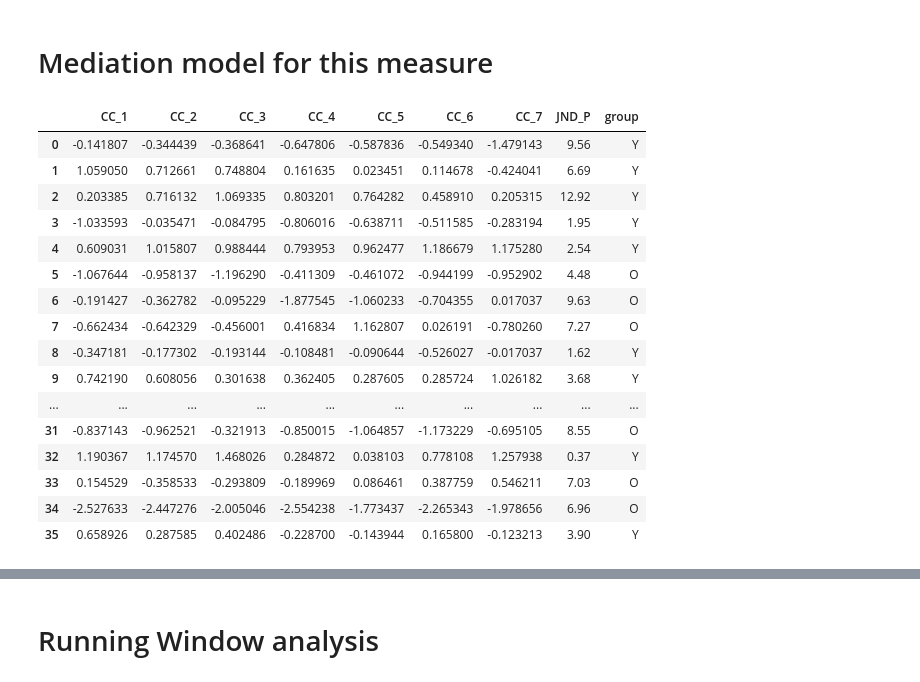
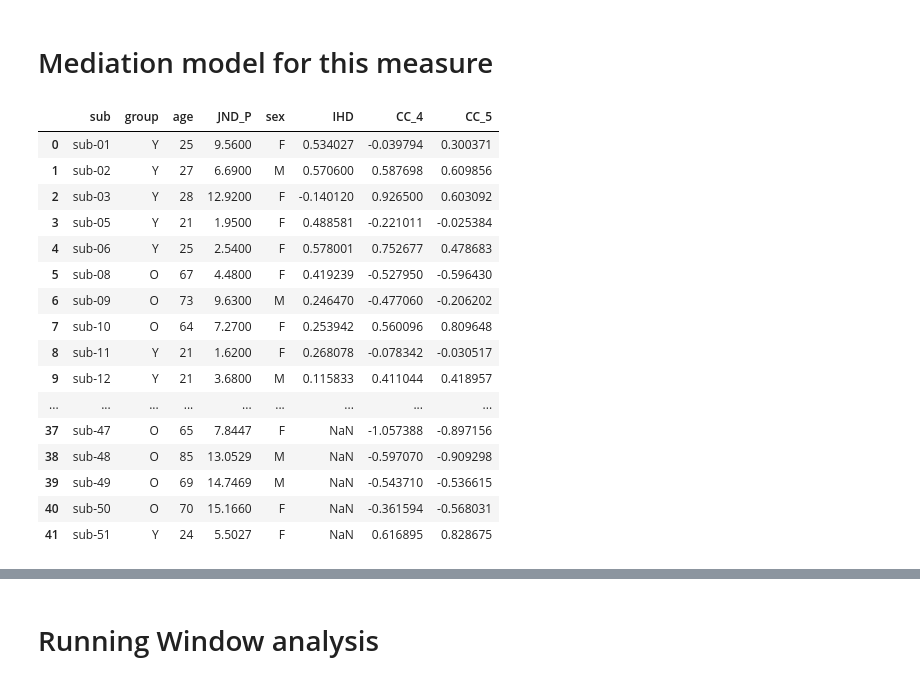
Before and after one commit to DanielaMPinzon/DTI_Aging, a Jupyter notebook: MediationAnalysis.ipynb, the cells around one changed output, grey strips where cells are left out. Saved outputs shown, nothing was run; the diff lists cells and outputs as text; code cells hidden in the pictures.

```diff
--- a/MediationAnalysis.ipynb
+++ b/MediationAnalysis.ipynb
@@ -342,6 +360,7 @@ for CCx in CCx_list:
 # dataframe
 df_mean_FA['JND_P'] = sub_ID['JND_P']
 df_mean_FA['group'] = sub_ID['group']
+df_mean_FA['age'] = sub_ID['age']
 df_mean_FA
 # %% [output]
 |  | CC_1 | CC_1_center | CC_2 | CC_2_center | CC_3 | CC_3_center | CC_4 | CC_4_center | CC_5 | ... |
@@ -370,6 +389,7 @@ from scipy import stats
 fig, axs = plt.subplots(nrows=2, ncols=4, figsize=(15, 7))
 axs = axs.flatten()
 
+CCx_list = ['CC_4','CC_5']
 # Define colors for groups
 group_colors = {'O': 'red', 'Y': 'blue'}
 
@@ -456,8 +484,12 @@ CC_7 - O: slope=-38.9670, intercept=28.8218, r=-0.1699, p=0.4616, std_err=51.861
 FA ~ JND + Age + (1|Subject)
 # %%
 # Get the mean FA values only the segments 50 -5 et +5
+from sklearn.preprocessing import RobustScaler, StandardScaler
+scaler = RobustScaler()
+
 
 df_meanCC_FA = pd.DataFrame()
+df_meanCC_FA_scaled = pd.DataFrame()
 for CCx in CCx_list:
     file_path = os.path.join(CC_path, f'{CCx}_FA.csv')
     dfCCx = pd.read_csv(file_path, sep=",")
@@ -465,14 +497,16 @@ for CCx in CCx_list:
     dfCCx = dfCCx.dropna()
     # drop the columns that are not numeric :
     mean_values = dfCCx.drop(['Index', 'sub', 'group', 'age', 'JND_P', 'sex', 'IHD'], axis=1)
-
     # select the values from segment seg_45 to seg_55
     #mean_values = mean_values.iloc[:, 43:54]
     mean_values = mean_values.iloc[:, 38:59] # from 50-5 to 50+5
     df_meanCC_FA[CCx] = mean_values.mean(axis=1)
 
+scaled_features = scaler.fit_transform(df_meanCC_FA)
+
+df_meanCC_FA_scaled = pd.DataFrame(scaled_features)
+
 # dataframe
-df_meanCC_FA['JND_P'] = sub_ID['JND_P']
-df_meanCC_FA['group'] = sub_ID['group']
+#df_meanCC_FA_scaled = pd.concat([sub_ID, df_meanCC_FA_scaled], axis=1)
 df_meanCC_FA
 # %% [output]
@@ -496,10 +530,9 @@ df_meanCC_FA
 # %%
 # linear regression for predincting JND, covariate with group, for each CC (column) in the dataframe df_meanCC_FA
-
 import statsmodels.formula.api as smf
 
 for CCx in CCx_list:
-    model = smf.ols(formula=f'JND_P ~ {CCx} : group', data=df_meanCC_FA).fit()
+    model = smf.ols(formula=f'JND_P ~ {CCx} * group', data=df_mean_FA).fit()
     print(f"Regression results for {CCx} (covariate: group):")
     print(model.summary())
     print("\n\n")
@@ -575,28 +558,32 @@ plt.show()
 # Mediation model for this measure
 # %%
 # standar scaler pour df_meanCC_FA
-from sklearn.preprocessing import RobustScaler, StandardScaler
+from sklearn.preprocessing import RobustScaler
 scaler = RobustScaler()
-scaled_features = scaler.fit_transform(df_meanCC_FA.drop(['JND_P', 'group'], axis=1))
-df_meanCC_FA_scaled = pd.DataFrame(scaled_features, columns=df_meanCC_FA.drop(['JND_P', 'group'], axis=1).columns)
-df_meanCC_FA_scaled['JND_P'] = df_meanCC_FA['JND_P']
-df_meanCC_FA_scaled['group'] = df_meanCC_FA['group']
+#apply the scaler to the dataframe df_meanCC_FA, and save the result in a new dataframe df_meanCC_FA_scaled
+df_meanCC_FA_scaled = pd.DataFrame()
+for CCx in CCx_list:
+    scaled_features = scaler.fit_transform(df_mean_FA[CCx].values.reshape(-1, 1))
+    scaled_features = scaled_features.flatten()  # Flatten to 1D array
+    df_meanCC_FA_scaled[CCx] = scaled_features
+
+df_meanCC_FA_scaled = pd.concat([sub_ID, df_meanCC_FA_scaled], axis=1)
 df_meanCC_FA_scaled
 # %% [output]
-|  | CC_1 | CC_2 | CC_3 | CC_4 | CC_5 | CC_6 | CC_7 | JND_P | group |
-| 0 | -0.141807 | -0.344439 | -0.368641 | -0.647806 | -0.587836 | -0.549340 | -1.479143 | 9.56 | Y |
-| 1 | 1.059050 | 0.712661 | 0.748804 | 0.161635 | 0.023451 | 0.114678 | -0.424041 | 6.69 | Y |
-| 2 | 0.203385 | 0.716132 | 1.069335 | 0.803201 | 0.764282 | 0.458910 | 0.205315 | 12.92 | Y |
-| 3 | -1.033593 | -0.035471 | -0.084795 | -0.806016 | -0.638711 | -0.511585 | -0.283194 | 1.95 | Y |
-| 4 | 0.609031 | 1.015807 | 0.988444 | 0.793953 | 0.962477 | 1.186679 | 1.175280 | 2.54 | Y |
-| 5 | -1.067644 | -0.958137 | -1.196290 | -0.411309 | -0.461072 | -0.944199 | -0.952902 | 4.48 | O |
-| 6 | -0.191427 | -0.362782 | -0.095229 | -1.877545 | -1.060233 | -0.704355 | 0.017037 | 9.63 | O |
-| 7 | -0.662434 | -0.642329 | -0.456001 | 0.416834 | 1.162807 | 0.026191 | -0.780260 | 7.27 | O |
-| 8 | -0.347181 | -0.177302 | -0.193144 | -0.108481 | -0.090644 | -0.526027 | -0.017037 | 1.62 | Y |
-| 9 | 0.742190 | 0.608056 | 0.301638 | 0.362405 | 0.287605 | 0.285724 | 1.026182 | 3.68 | Y |
-| ... | ... | ... | ... | ... | ... | ... | ... | ... | ... |
-| 31 | -0.837143 | -0.962521 | -0.321913 | -0.850015 | -1.064857 | -1.173229 | -0.695105 | 8.55 | O |
-| 32 | 1.190367 | 1.174570 | 1.468026 | 0.284872 | 0.038103 | 0.778108 | 1.257938 | 0.37 | Y |
-| 33 | 0.154529 | -0.358533 | -0.293809 | -0.189969 | 0.086461 | 0.387759 | 0.546211 | 7.03 | O |
-| 34 | -2.527633 | -2.447276 | -2.005046 | -2.554238 | -1.773437 | -2.265343 | -1.978656 | 6.96 | O |
-| 35 | 0.658926 | 0.287585 | 0.402486 | -0.228700 | -0.143944 | 0.165800 | -0.123213 | 3.90 | Y |
+|  | sub | group | age | JND_P | sex | IHD | CC_4 | CC_5 |
+| 0 | sub-01 | Y | 25 | 9.5600 | F | 0.534027 | -0.039794 | 0.300371 |
+| 1 | sub-02 | Y | 27 | 6.6900 | M | 0.570600 | 0.587698 | 0.609856 |
+| 2 | sub-03 | Y | 28 | 12.9200 | F | -0.140120 | 0.926500 | 0.603092 |
+| 3 | sub-05 | Y | 21 | 1.9500 | F | 0.488581 | -0.221011 | -0.025384 |
+| 4 | sub-06 | Y | 25 | 2.5400 | F | 0.578001 | 0.752677 | 0.478683 |
+| 5 | sub-08 | O | 67 | 4.4800 | F | 0.419239 | -0.527950 | -0.596430 |
+| 6 | sub-09 | O | 73 | 9.6300 | M | 0.246470 | -0.477060 | -0.206202 |
+| 7 | sub-10 | O | 64 | 7.2700 | F | 0.253942 | 0.560096 | 0.809648 |
+| 8 | sub-11 | Y | 21 | 1.6200 | F | 0.268078 | -0.078342 | -0.030517 |
+| 9 | sub-12 | Y | 21 | 3.6800 | M | 0.115833 | 0.411044 | 0.418957 |
+| ... | ... | ... | ... | ... | ... | ... | ... | ... |
+| 37 | sub-47 | O | 65 | 7.8447 | F | NaN | -1.057388 | -0.897156 |
+| 38 | sub-48 | O | 85 | 13.0529 | M | NaN | -0.597070 | -0.909298 |
+| 39 | sub-49 | O | 69 | 14.7469 | M | NaN | -0.543710 | -0.536615 |
+| 40 | sub-50 | O | 70 | 15.1660 | F | NaN | -0.361594 | -0.568031 |
+| 41 | sub-51 | Y | 24 | 5.5027 | F | NaN | 0.616895 | 0.828675 |
```
Also changed, not shown: parts of 22 cells of this notebook.
